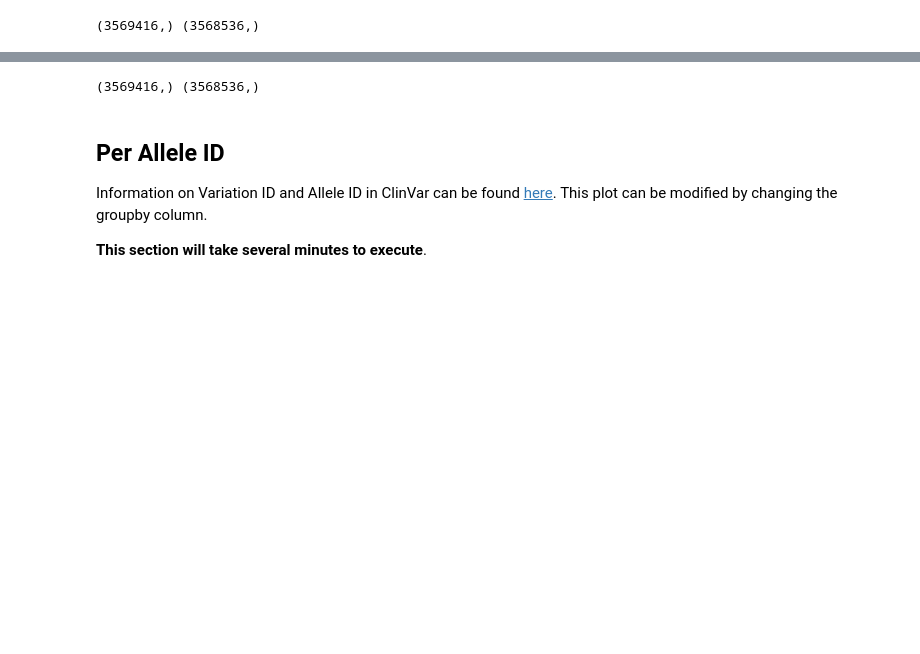
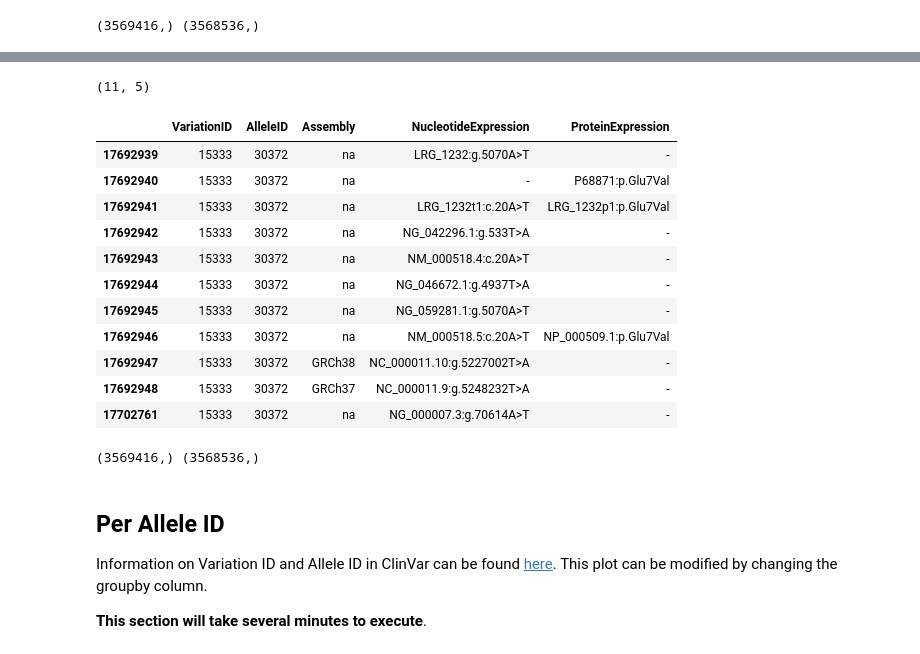
Before and after one commit to ga4gh/2025-catvar-call-to-action, a Jupyter notebook: analyses/clinvar/expressions-per-allele.ipynb, the cells around one changed output, grey strips where cells are left out. Cells and saved outputs as stored; diff of their text form; code cells hidden in the pictures; blank space fills up the shorter version.

```diff
--- a/analyses/clinvar/expressions-per-allele.ipynb
+++ b/analyses/clinvar/expressions-per-allele.ipynb
@@ -88,3 +106,24 @@ example
+# %%
+# URL: https://www.ncbi.nlm.nih.gov/clinvar/variation/15333/
+# Download includes NM_000518.4:c.20A>T, outdated reference? Why isn't this showing on the website?
+variation_id = 15333
+example = df[df['VariationID'].eq(variation_id)]
+print(example.shape)
+example
+# %% [output]
+(11, 5)
+|  | VariationID | AlleleID | Assembly | NucleotideExpression | ProteinExpression |
+| 17692939 | 15333 | 30372 | na | LRG_1232:g.5070A>T | - |
+| 17692940 | 15333 | 30372 | na | - | P68871:p.Glu7Val |
+| 17692941 | 15333 | 30372 | na | LRG_1232t1:c.20A>T | LRG_1232p1:p.Glu7Val |
+| 17692942 | 15333 | 30372 | na | NG_042296.1:g.533T>A | - |
+| 17692943 | 15333 | 30372 | na | NM_000518.4:c.20A>T | - |
+| 17692944 | 15333 | 30372 | na | NG_046672.1:g.4937T>A | - |
+| 17692945 | 15333 | 30372 | na | NG_059281.1:g.5070A>T | - |
+| 17692946 | 15333 | 30372 | na | NM_000518.5:c.20A>T | NP_000509.1:p.Glu7Val |
+| 17692947 | 15333 | 30372 | GRCh38 | NC_000011.10:g.5227002T>A | - |
+| 17692948 | 15333 | 30372 | GRCh37 | NC_000011.9:g.5248232T>A | - |
+| 17702761 | 15333 | 30372 | na | NG_000007.3:g.70614A>T | - |
 # %%
 print(df['VariationID'].unique().shape, df['AlleleID'].unique().shape)
 # %% [output]
```
Also changed, not shown: parts of 13 cells of this notebook, 1 other file.
